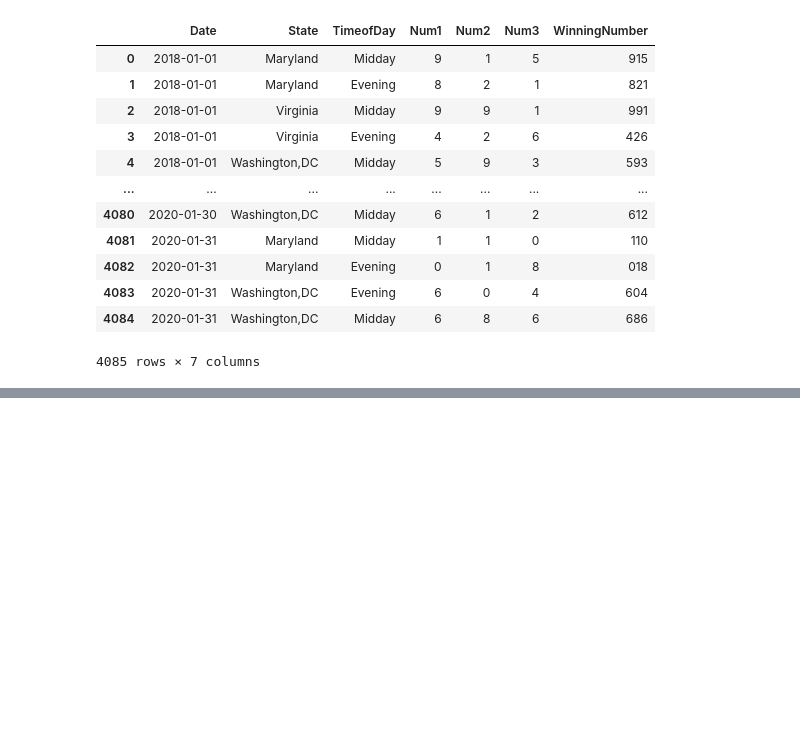
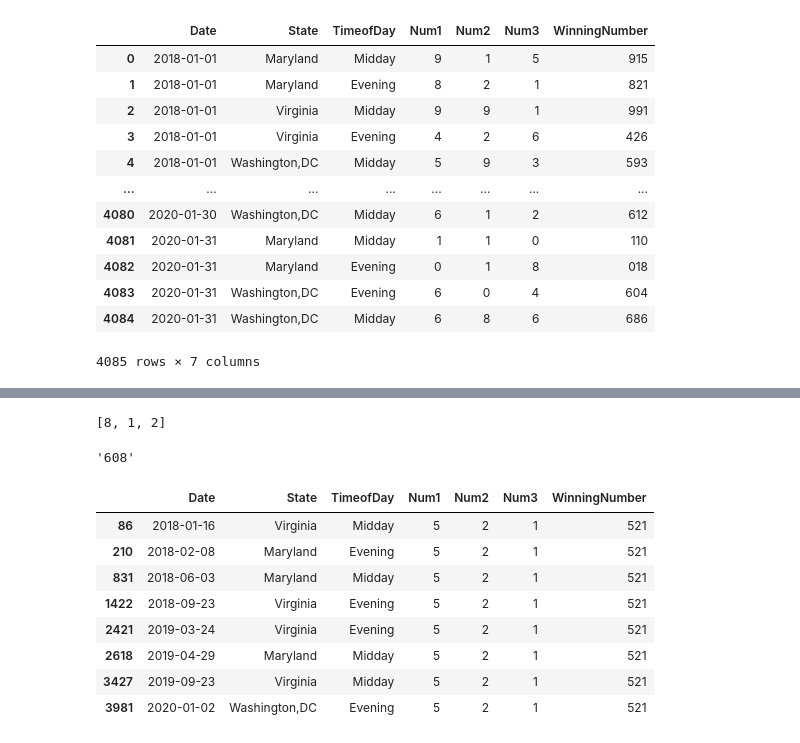
Before and after one commit to credmond219/project1, a Jupyter notebook: lottery.ipynb, the cells around one changed output, grey strips where cells are left out. Drawn from its saved outputs; the diff is of its cells as text; code cells hidden in the pictures; blank space fills up the shorter version.

```diff
--- a/lottery.ipynb
+++ b/lottery.ipynb
@@ -58,14 +58,0 @@ pick3[['Num1', 'Num2', 'Num3']].head()
-# %%
-# Pick3 Numbers and Frequency
-# Hot Numbers - Numbers that appear frequent 5 times or more
-# Warm Number - Numbers that apear rarely 4 times or less
-#hot = []
-#for col in pick3.columns:
-    #hot_series = pick3[Num1].value_counts()
-
-hot = []
-for Num1 in pick3.columns:
-    hot_series = pick3[Num1].value_counts()
-    hot_series.name = Num1
-    pieces.append(tmp_series)
-pick3 = pd.concat(hot, axis=1)
@@ -75,0 +97,32 @@ AttributeError: 'DataFrame' object has no attribute 'value_counts'
+# %%
+#test = win_series.to_frame().reset_index()
+#test
+
+best1 = num1_freq[0:3]
+best2 = num2_freq[0:3]
+best3 = num3_freq[0:3]
+# %% [output]
+[8, 1, 2]
+# %%
+gen1 = random.choice(best1)
+gen2 = random.choice(best2)
+gen3 = random.choice(best3)
+
+gen_pick3 = f'{gen1}{gen2}{gen3}'
+
+gen_pick3
+# %% [output]
+'608'
+# %%
+straight = pick3.loc[pick3['WinningNumber'] == '521']
+straight
+# %% [output]
+|  | Date | State | TimeofDay | Num1 | Num2 | Num3 | WinningNumber |
+| 86 | 2018-01-16 | Virginia | Midday | 5 | 2 | 1 | 521 |
+| 210 | 2018-02-08 | Maryland | Evening | 5 | 2 | 1 | 521 |
+| 831 | 2018-06-03 | Maryland | Midday | 5 | 2 | 1 | 521 |
+| 1422 | 2018-09-23 | Virginia | Evening | 5 | 2 | 1 | 521 |
+| 2421 | 2019-03-24 | Virginia | Evening | 5 | 2 | 1 | 521 |
+| 2618 | 2019-04-29 | Maryland | Midday | 5 | 2 | 1 | 521 |
+| 3427 | 2019-09-23 | Virginia | Midday | 5 | 2 | 1 | 521 |
+| 3981 | 2020-01-02 | Washington,DC | Evening | 5 | 2 | 1 | 521 |
```
Also changed, not shown: parts of 13 cells of this notebook.
